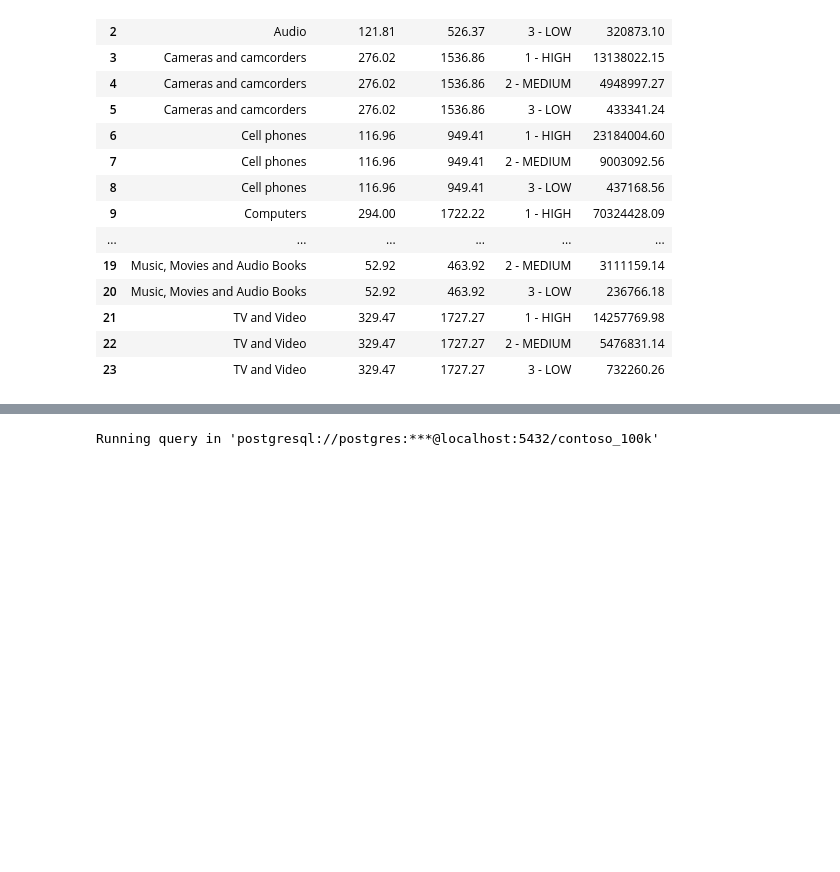
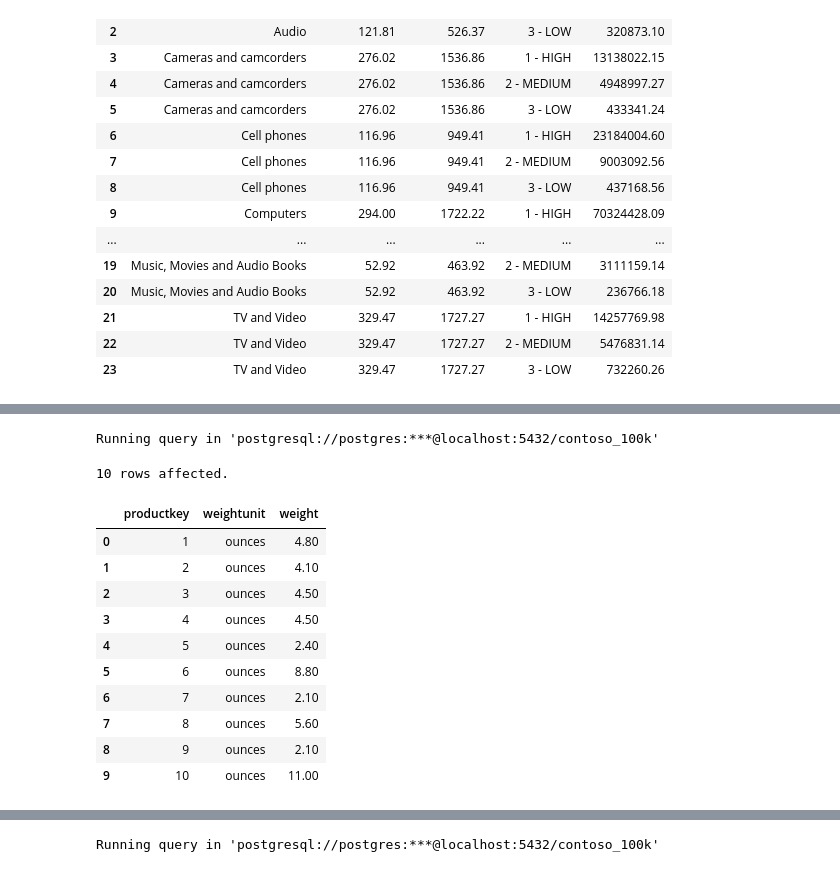
Before and after one commit to kreexus/luke_barrouse_sql, a Jupyter notebook: 1_Pivot_With_Case_Statements/3_Advanced_Segmentation.ipynb, the cells around one changed output, grey strips where cells are left out. Drawn from its saved outputs; the diff is of its cells as text; code cells hidden in the pictures; blank space fills up the shorter version.

```diff
--- a/1_Pivot_With_Case_Statements/3_Advanced_Segmentation.ipynb
+++ b/1_Pivot_With_Case_Statements/3_Advanced_Segmentation.ipynb
@@ -553,0 +698,20 @@ Running query in 'postgresql://postgres:***@localhost:5432/contoso_100k'
+# %%
+%%sql
+
+SELECT productkey, weightunit, weight
+FROM product
+LIMIT 10;
+# %% [output]
+Running query in 'postgresql://postgres:***@localhost:5432/contoso_100k'
+10 rows affected.
+|  | productkey | weightunit | weight |
+| 0 | 1 | ounces | 4.80 |
+| 1 | 2 | ounces | 4.10 |
+| 2 | 3 | ounces | 4.50 |
+| 3 | 4 | ounces | 4.50 |
+| 4 | 5 | ounces | 2.40 |
+| 5 | 6 | ounces | 8.80 |
+| 6 | 7 | ounces | 2.10 |
+| 7 | 8 | ounces | 5.60 |
+| 8 | 9 | ounces | 2.10 |
+| 9 | 10 | ounces | 11.00 |
```
Also changed, not shown: parts of 10 cells of this notebook.
